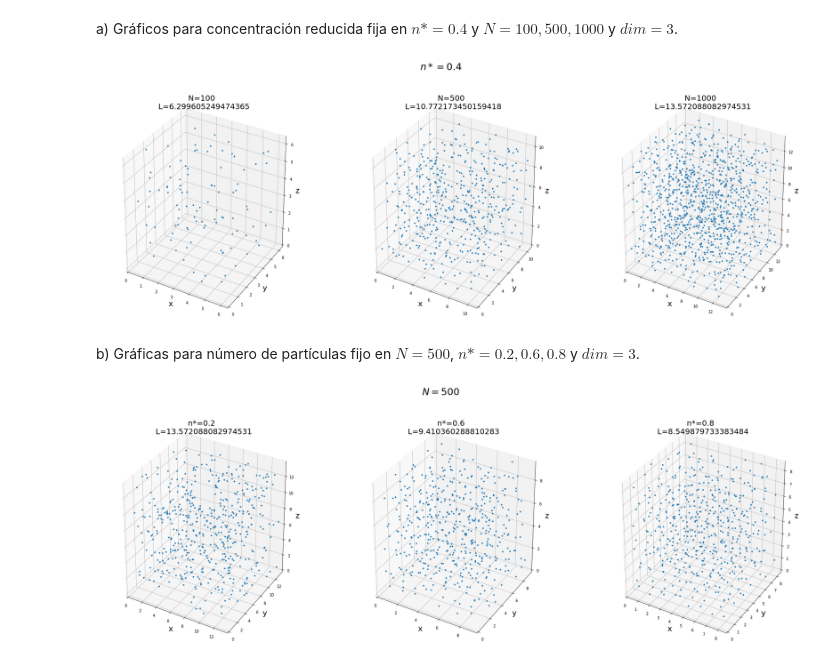
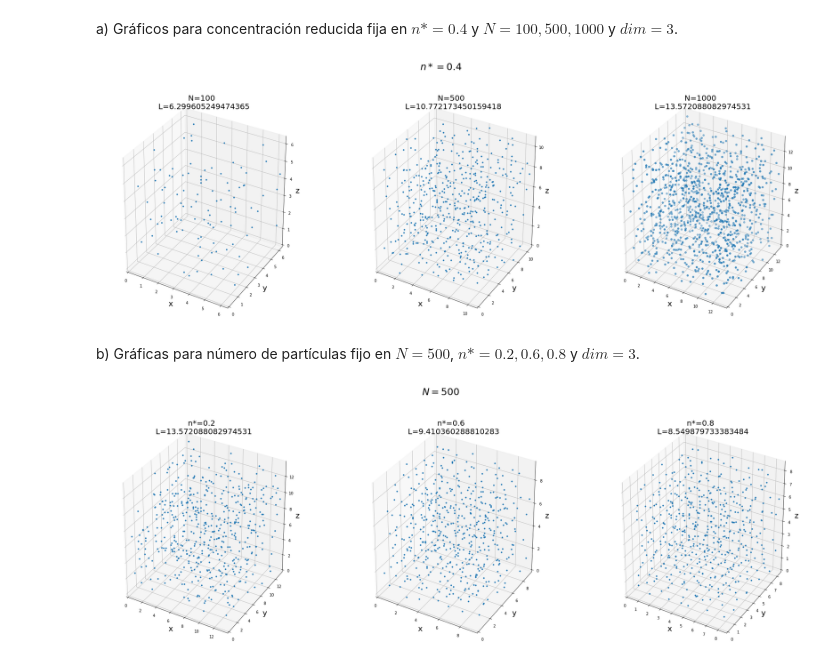
Before and after one commit to FidelNavarro/Desarrollo-Experimental-2, a Jupyter notebook: Tarea 2/Tarea2_FidelN.ipynb, the cells around one changed output. Cells and saved outputs as stored; diff of their text form; code cells hidden in the pictures.

```diff
--- a/Tarea 2/Tarea2_FidelN.ipynb
+++ b/Tarea 2/Tarea2_FidelN.ipynb
@@ -247,21 +247,13 @@ def L_bi(n,N,dim):
     else:
         return ((N/n)**(1./3))
 
-#La fracción de área esta dada por la función
-@njit
-def A_f(n,dim):
-    if dim==2:
-        return (np.pi*n/4)
-    else:
-        return (np.pi*n/6)
-
 #El radio de la partícula esta dado por la función
 @njit
-def rad(A,dim):
+def rad(n,dim):
     if dim==2:
-        return (np.sqrt(A/np.pi))
+        return (np.sqrt(n/4))
     else:
-        return ( (  3*A/(4*np.pi) )**(1./3) )
+        return ( (  n/8 )**(1./3) )
 
 #Creamos una función que nos diga si dos circulos se intersectan
 @njit
@@ -283,8 +275,7 @@ def caja(s,n,N,dim):
 
     #Llamamos a la funciones declaradas para calcular la longitud, Área/Volumen y Radio
     L = L_bi(n,N,dim)
-    A = A_f(n,dim)
-    r = rad(A,dim)
+    r = rad(n,dim)
 
     #Calculamos el valor de la primera partícula de forma directa ya que no hay otra posición con cual compararla
     x[0] = rd.uniform(0,L)
@@ -553,35 +544,35 @@ ax1.plot(d100["x"], d100["y"], d100["z"], ".")
 ax1.set_title("N=100 \n L="+str(L_bi(0.4,100,3)), size=20)
 ax1.set_ylabel("y", size=20)
 ax1.set_xlabel("x", size=20)
 ax1.set_zlabel("z", size=20)
 ax1.set_xlim(0,L_bi(0.4,100,3))
 ax1.set_ylim(0,L_bi(0.4,100,3))
 ax1.set_zlim(0,L_bi(0.4,100,3))
 
 
 ax2 = fig.add_subplot(1,3,2, projection="3d")
 ax2.plot(d500["x"], d500["y"], d500["z"], ".")
 ax2.set_title("N=500 \n L="+str(L_bi(0.4,500,3)), size=20)
 ax2.set_ylabel("y", size=20)
 ax2.set_xlabel("x", size=20)
 ax2.set_zlabel("z", size=20)
 ax2.set_xlim(0,L_bi(0.4,500,3))
 ax2.set_ylim(0,L_bi(0.4,500,3))
 ax2.set_zlim(0,L_bi(0.4,500,3))
 
 ax3 = fig.add_subplot(1,3,3, projection="3d")
-ax3.plot(d1000["x"], d1000["y"], d1000["z"], ".")
+ax3.scatter(d1000["x"], d1000["y"], d1000["z"], s=20)
 ax3.set_title("N=1000 \n L="+str(L_bi(0.4,1000,3)), size=20)
 ax3.set_ylabel("y", size=20)
 ax3.set_xlabel("x", size=20)
 ax3.set_zlabel("z", size=20)
 ax3.set_xlim(0,L_bi(0.4,1000,3))
 ax3.set_ylim(0,L_bi(0.4,1000,3))
 ax3.set_zlim(0,L_bi(0.4,1000,3))
 
 plt.show()
 # %% [output]
-[figure, old version]
+[figure, new version]
 # %% [markdown]
 b) Gráficas para número de partículas fijo en $N=500$, $n*= 0.2,0.6,0.8$ y $dim=3$.
 # %%
@@ -632,4 +623,4 @@ ax3.set_zlim(0,L_bi(0.8,500,3))
 
 plt.show()
 # %% [output]
-[figure, old version]
+[figure, new version]
```
Also changed, not shown: parts of 3 cells of this notebook.
